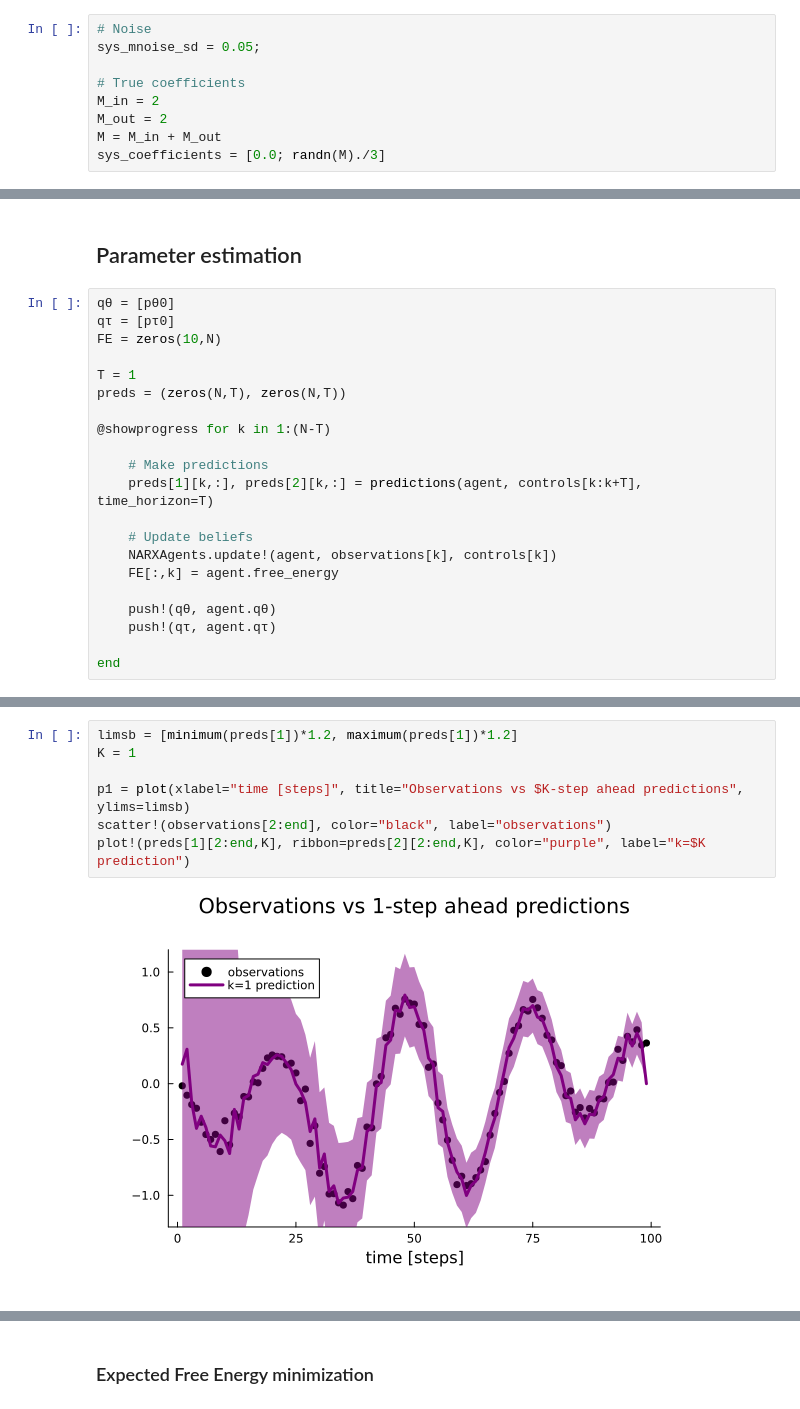
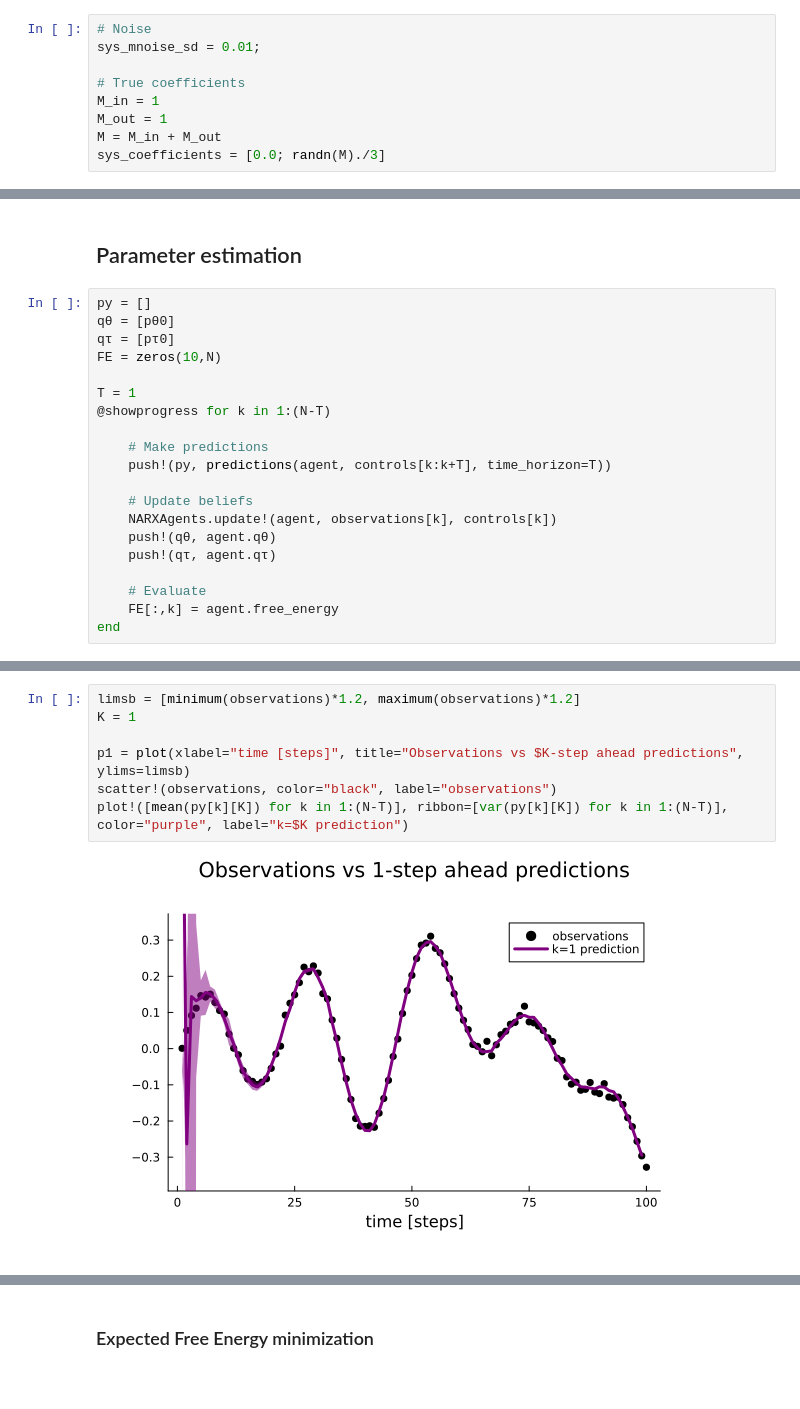
Before and after one commit to wmkouw/narx-efe, a Jupyter notebook: verification/NARX-EFE verification.ipynb, the cells around one changed output, grey strips where cells are left out. Drawn from its saved outputs; the diff is of its cells as text.

```diff
--- a/verification/NARX-EFE verification.ipynb
+++ b/verification/NARX-EFE verification.ipynb
@@ -25,11 +25,11 @@ includet("../NARXAgents.jl"); using .NARXAgents
 includet("./ARXsystem.jl"); using .ARXsystem
 # %%
 # Noise
-sys_mnoise_sd = 0.05;
+sys_mnoise_sd = 0.01;
 
 # True coefficients
-M_in = 2
-M_out = 2
+M_in = 1
+M_out = 1
 M = M_in + M_out
 sys_coefficients = [0.0; randn(M)./3]
 # %% [output]
@@ -105,23 +103,22 @@ Options:
 # %% [markdown]
 ## Parameter estimation
 # %%
+py = []
 qθ = [pθ0]
 qτ = [pτ0]
 FE = zeros(10,N)
 
 T = 1
-preds = (zeros(N,T), zeros(N,T))
-
 @showprogress for k in 1:(N-T)
 
     # Make predictions
-    preds[1][k,:], preds[2][k,:] = predictions(agent, controls[k:k+T], time_horizon=T)
+    push!(py, predictions(agent, controls[k:k+T], time_horizon=T))
 
     # Update beliefs
     NARXAgents.update!(agent, observations[k], controls[k])
-    FE[:,k] = agent.free_energy
-
     push!(qθ, agent.qθ)
     push!(qτ, agent.qτ)
 
+    # Evaluate
+    FE[:,k] = agent.free_energy
 end
@@ -155,9 +150,9 @@ plot(pw..., layout=(M,1), size=(600,1200))
 # %%
-limsb = [minimum(preds[1])*1.2, maximum(preds[1])*1.2]
+limsb = [minimum(observations)*1.2, maximum(observations)*1.2]
 K = 1
 
 p1 = plot(xlabel="time [steps]", title="Observations vs $K-step ahead predictions", ylims=limsb)
-scatter!(observations[2:end], color="black", label="observations")
-plot!(preds[1][2:end,K], ribbon=preds[2][2:end,K], color="purple", label="k=$K prediction")
+scatter!(observations, color="black", label="observations")
+plot!([mean(py[k][K]) for k in 1:(N-T)], ribbon=[var(py[k][K]) for k in 1:(N-T)], color="purple", label="k=$K prediction")
 # %% [output]
-[figure, old version]
+[figure, new version]
```
Also changed, not shown: parts of 50 cells of this notebook, 4 other files.
